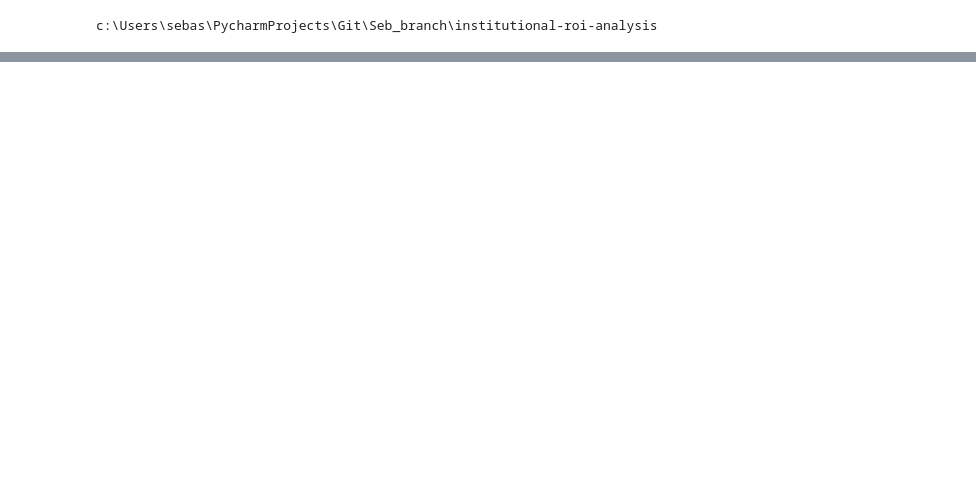
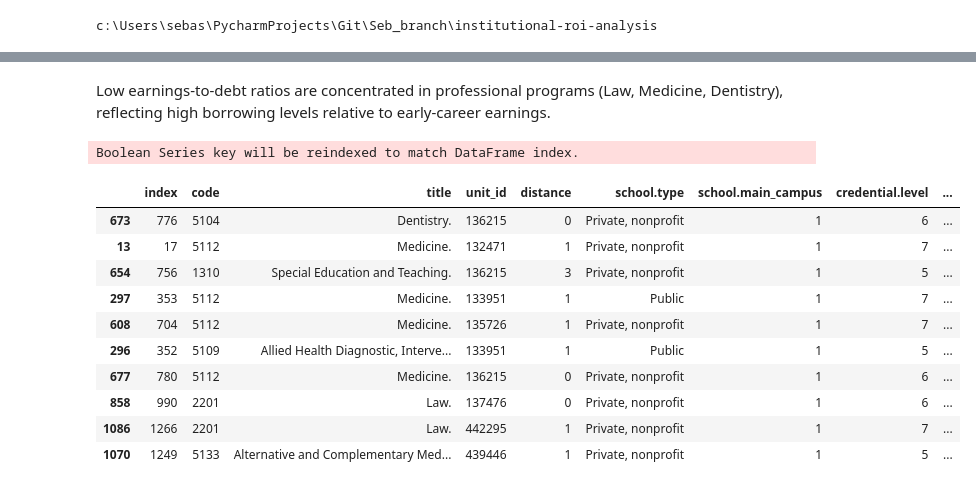
Before and after one commit to sebastianhonorat-dev/CAP_3764_2026_Spring_Team_6, a Jupyter notebook: notebooks/eda_scorecard.ipynb, the cells around one changed output, grey strips where cells are left out. Saved outputs shown, nothing was run; the diff lists cells and outputs as text; code cells hidden in the pictures; blank space fills up the shorter version.

```diff
--- a/notebooks/eda_scorecard.ipynb
+++ b/notebooks/eda_scorecard.ipynb
@@ -124,0 +217,17 @@ dfx
+# %% [markdown]
+Low earnings-to-debt ratios are concentrated in professional programs (Law, Medicine, Dentistry), reflecting high borrowing levels relative to early-career earnings.
+# %%
+dfx.sort_values("earnings_to_debt_ratio", ascending=True)[df["credential.level"]<6].head(10)
+# %% [output]
+Boolean Series key will be reindexed to match DataFrame index.
+|  | index | code | title | unit_id | distance | school.type | school.main_campus | credential.level | ... |
+| 673 | 776 | 5104 | Dentistry. | 136215 | 0 | Private, nonprofit | 1 | 6 | ... |
+| 13 | 17 | 5112 | Medicine. | 132471 | 1 | Private, nonprofit | 1 | 7 | ... |
+| 654 | 756 | 1310 | Special Education and Teaching. | 136215 | 3 | Private, nonprofit | 1 | 5 | ... |
+| 297 | 353 | 5112 | Medicine. | 133951 | 1 | Public | 1 | 7 | ... |
+| 608 | 704 | 5112 | Medicine. | 135726 | 1 | Private, nonprofit | 1 | 7 | ... |
+| 296 | 352 | 5109 | Allied Health Diagnostic, Interve... | 133951 | 1 | Public | 1 | 5 | ... |
+| 677 | 780 | 5112 | Medicine. | 136215 | 0 | Private, nonprofit | 1 | 6 | ... |
+| 858 | 990 | 2201 | Law. | 137476 | 0 | Private, nonprofit | 1 | 6 | ... |
+| 1086 | 1266 | 2201 | Law. | 442295 | 1 | Private, nonprofit | 1 | 7 | ... |
+| 1070 | 1249 | 5133 | Alternative and Complementary Med... | 439446 | 1 | Private, nonprofit | 1 | 5 | ... |
```
Also changed, not shown: parts of 37 cells of this notebook.
